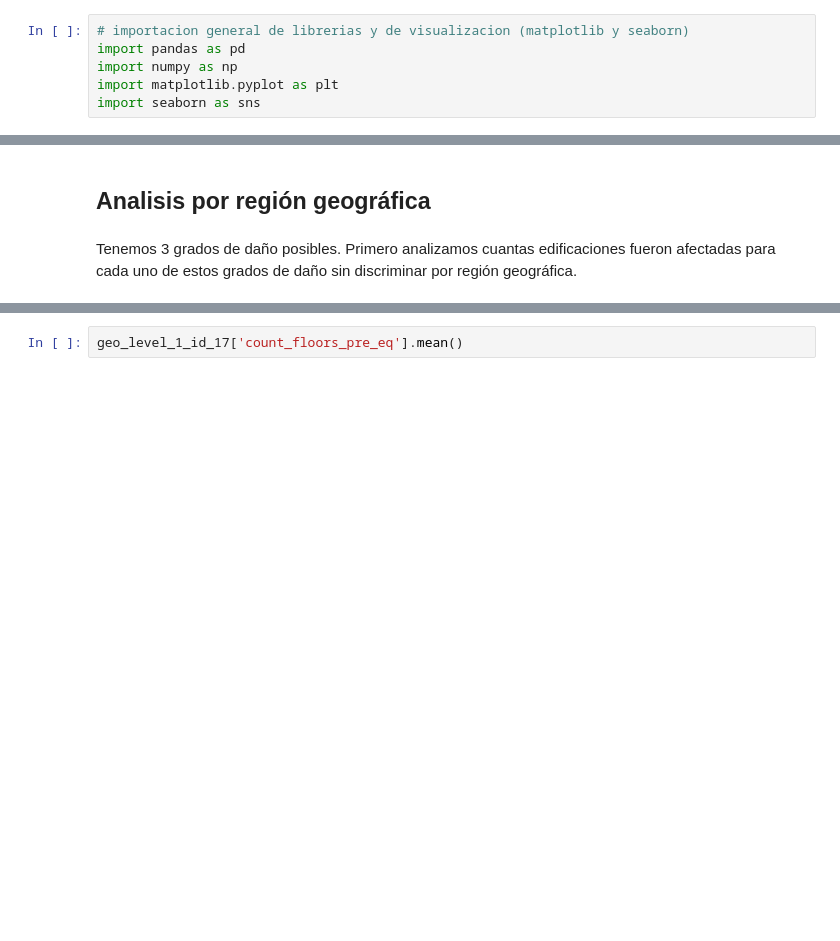
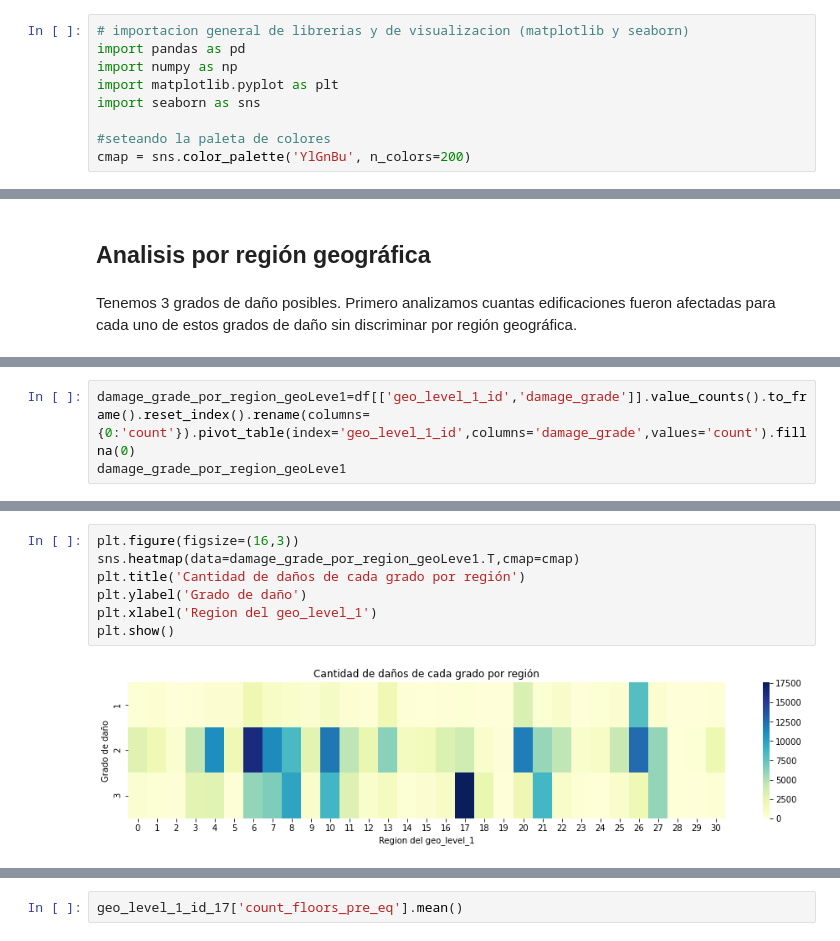
Before and after one commit to franvinas/7506-tp1, a Jupyter notebook: tp1.ipynb, the cells around one changed output, grey strips where cells are left out. Cells and saved outputs as stored; diff of their text form; blank space fills up the shorter version.

```diff
--- a/tp1.ipynb
+++ b/tp1.ipynb
@@ -31,6 +31,9 @@ import pandas as pd
 import numpy as np
 import matplotlib.pyplot as plt
 import seaborn as sns
+
+#seteando la paleta de colores
+cmap = sns.color_palette('YlGnBu', n_colors=200)
 # %%
 # lectura de archivos csv
 train_values=pd.read_csv('train_values.csv',
@@ -324,0 +349,3 @@ Text(0.5, 0, 'Region')
+# %%
+damage_grade_por_region_geoLeve1=df[['geo_level_1_id','damage_grade']].value_counts().to_frame().reset_index().rename(columns={0:'count'}).pivot_table(index='geo_level_1_id',columns='damage_grade',values='count').fillna(0)
+damage_grade_por_region_geoLeve1
@@ -324,0 +371,9 @@ Text(0.5, 0, 'Region')
+# %%
+plt.figure(figsize=(16,3))
+sns.heatmap(data=damage_grade_por_region_geoLeve1.T,cmap=cmap)
+plt.title('Cantidad de daños de cada grado por región')
+plt.ylabel('Grado de daño')
+plt.xlabel('Region del geo_level_1')
+plt.show()
+# %% [output]
+[figure, added]
```
Also changed, not shown: parts of 32 cells of this notebook.
